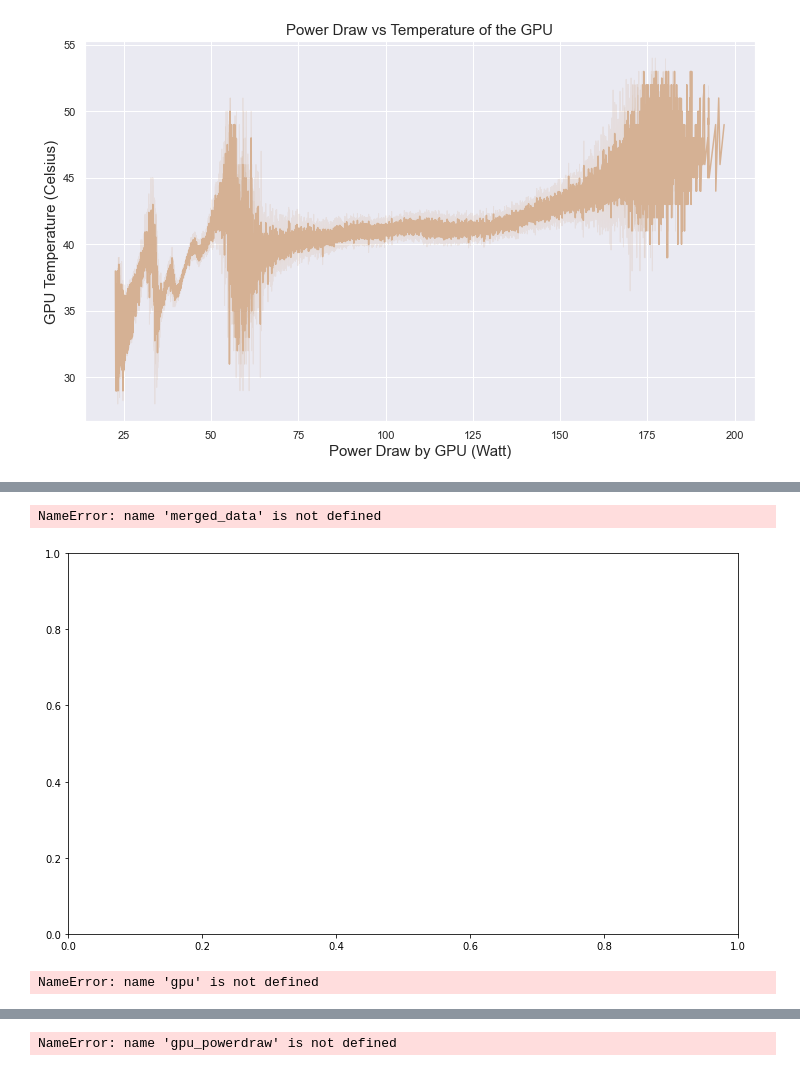
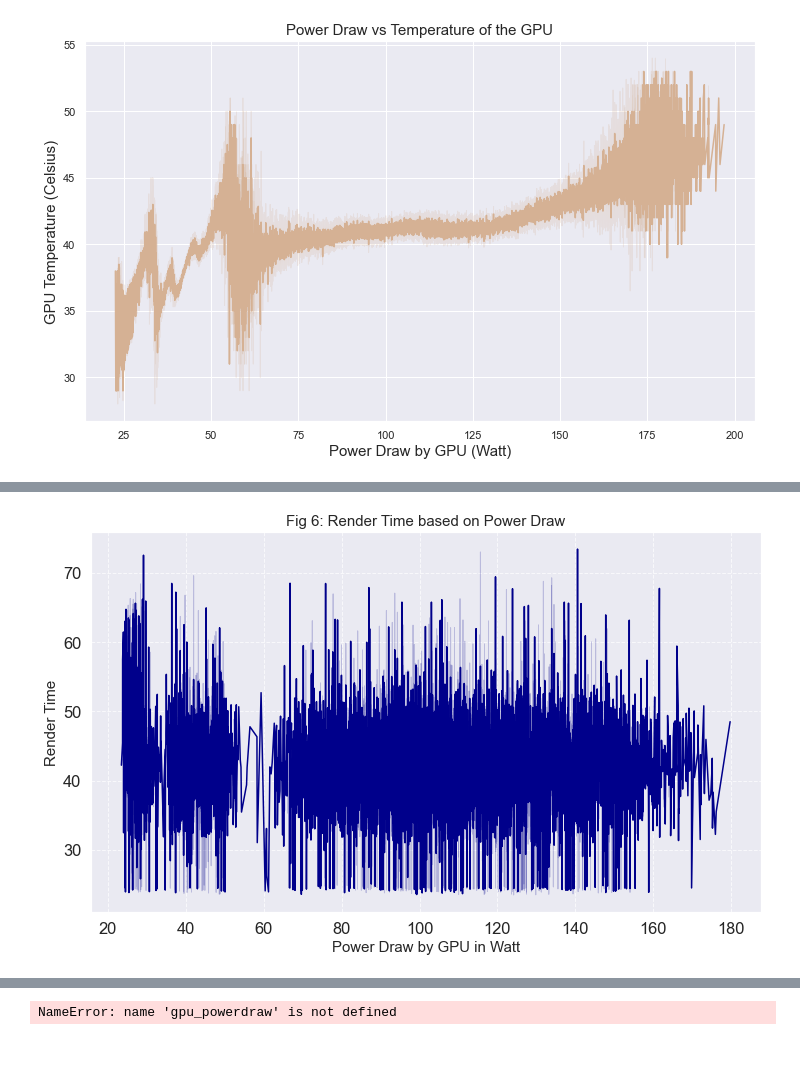
Before and after one commit to rmalik95/Cloud-Project, a Jupyter notebook: CSC8634_Rishabh_Malik_220512619.ipynb, the cells around one changed output, grey strips where cells are left out. Drawn from its saved outputs; the diff is of its cells as text; code cells hidden in the pictures.

Commit message:
Added more plots and Introduction

```diff
--- a/CSC8634_Rishabh_Malik_220512619.ipynb
+++ b/CSC8634_Rishabh_Malik_220512619.ipynb
@@ -138,12 +136,12 @@ NameError: name 'merged_data' is not defined
 
 
 # Pairplot of averaged data to see relationship between various GPU conditions.
-sns.set(font_scale = 2)
+
+sns.set(font_scale = 1.5)
 f = sns.pairplot(avg_data, hue="eventName", diag_kind='hist',
-                 diag_kws=dict(bins=20, edgecolor="k", linewidth=1),
-                 plot_kws=dict(s=100, alpha=0.7, edgecolor="k"),
-                 markers=["o", "s", "D"])
+                 diag_kws=dict(bins=20, edgecolor="k", linewidth=1,alpha=0.7),
+                 plot_kws=dict(s=100, alpha=0.7, edgecolor="k"))
 f.fig.suptitle("Fig 1: Pair Plot of GPU Conditions", fontsize = 20, y=1.01)
-f.map_diag(plt.axhline, y=0, lw=2, color='k')
+plt.xticks(rotation=45)
 plt.show()
 # %% [output]
@@ -151,31 +149,35 @@ NameError: name 'avg_data' is not defined
 # %%
 #ques 3
 
 
 
 # line plot of render time against power draw...
-fig, ax = plt.subplots(figsize=(12, 7)) # Figure size...
-ax = sns.lineplot(data=merged_data.query("eventName == 'TotalRender'"), x="powerDrawWatt", y="duration")
-plt.xlabel('Power Draw by GPU in Watt', fontsize = 15)
-plt.ylabel('Render Time', fontsize = 15)
-plt.title("Fig 6: Render Time based on Power Draw", fontsize = 15)
+fig, ax = plt.subplots(figsize=(12, 7))
+ax = sns.lineplot(data=df.query("eventName == 'TotalRender'"), x="powerDrawWatt_y", y="duration",
+                  markers=True, dashes=False, color='darkblue')
+ax.set_xlabel('Power Draw by GPU in Watt', fontsize = 15)
+ax.set_ylabel('Render Time', fontsize = 15)
+ax.set_title("Fig 6: Render Time based on Power Draw", fontsize = 15)
+ax.grid(True, linestyle='--', alpha=0.7)
 plt.show()
 # %% [output]
-NameError: name 'merged_data' is not defined
-[figure, old version]
+[figure, new version]
 # %%
-#ques 4
+# #ques 4
 
-gpu['gpuSerial'] = gpu['gpuSerial'].astype(str) # Coverting gpuSerial to string from int...
+# gpu['gpuSerial'] = gpu['gpuSerial'].astype(str) # Coverting gpuSerial to string from int...
 
-# making a new dataframe with only gpuSerial and powerDrawWatt...
-# and finding the mean of powerDrawWatt by grouping on gpuSerial...
-gpu_powerdraw = gpu[['gpuSerial', 'powerDrawWatt']].groupby(['gpuSerial']).mean()
+# # making a new dataframe with only gpuSerial and powerDrawWatt...
+# # and finding the mean of powerDrawWatt by grouping on gpuSerial...
+# gpu_powerdraw = gpu[['gpuSerial', 'powerDrawWatt']].groupby(['gpuSerial']).mean()
 
-gpu_powerdraw.index.names = ['gpuSerial'] # Changing index of dataframe to column...
-gpu_powerdraw.reset_index(inplace=True) # Resetting the index of the dataframe...
+# gpu_powerdraw.index.names = ['gpuSerial'] # Changing index of dataframe to column...
+# gpu_powerdraw.reset_index(inplace=True) # Resetting the index of the dataframe...
+
+
+gpudf['gpuSerial'] = gpudf['gpuSerial'].astype(str)
+
+gpu_powerdraw = gpudf.groupby('gpuSerial', as_index=False)['powerDrawWatt'].mean()
-# %% [output]
-NameError: name 'gpu' is not defined
 # %%
 
 
```
Also changed, not shown: parts of 3 cells of this notebook.
